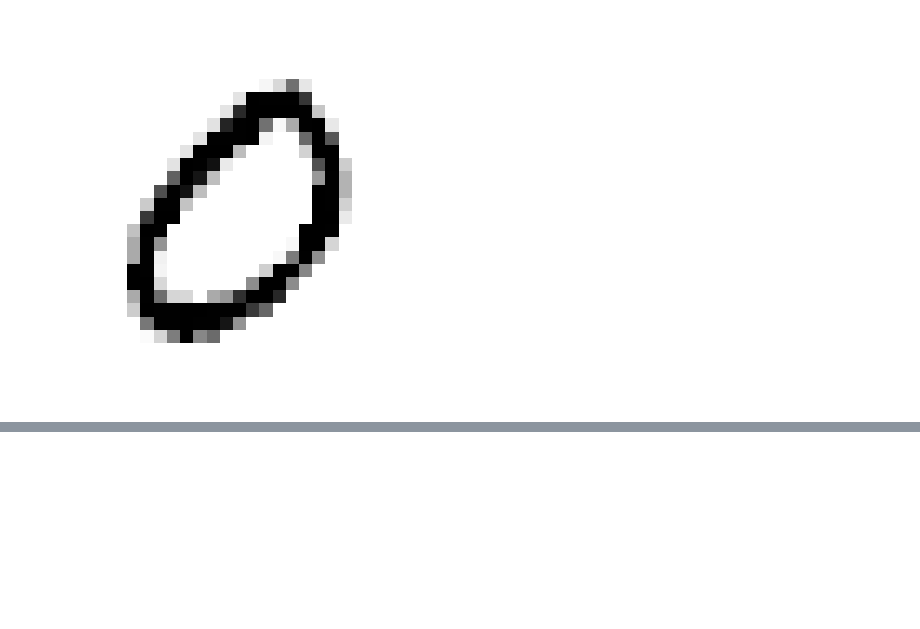
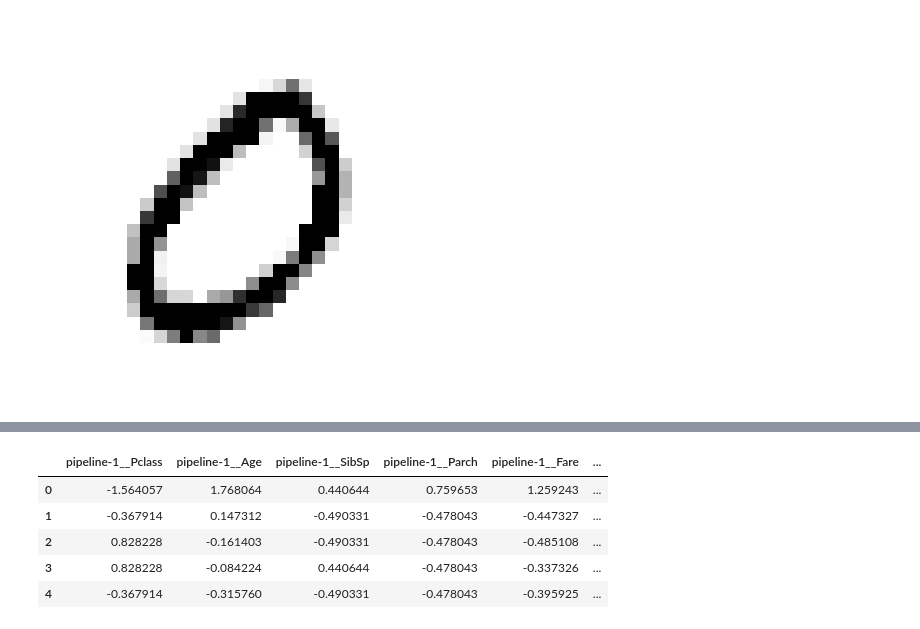
Before and after one commit to JuanPabloRodriguezC/scikit_classification, a Jupyter notebook: digit_classification.ipynb, the cells around one changed output, grey strips where cells are left out. Saved outputs shown, nothing was run; the diff lists cells and outputs as text; code cells hidden in the pictures; blank space fills up the shorter version.

```diff
--- a/digit_classification.ipynb
+++ b/digit_classification.ipynb
@@ -460,0 +591,7 @@ accuracy_score(y_test, te)
+# %%
+num_pipeline = make_pipeline(SimpleImputer(strategy='median'), StandardScaler())
+cat_pipeline = make_pipeline(SimpleImputer(strategy='most_frequent'), OneHotEncoder())
+# %%
+preprocessing = make_column_transformer((num_pipeline, make_column_selector(dtype_include=np.number)), (cat_pipeline, make_column_selector(dtype_include=object)))
+# %%
+titanic_prepared = preprocessing.fit_transform(titanic)
@@ -460,0 +621,11 @@ accuracy_score(y_test, te)
+# %%
+titanic_prepared_df = pd.DataFrame(titanic_prepared, columns=preprocessing.get_feature_names_out())
+# %%
+titanic_prepared_df.head()
+# %% [output]
+|  | pipeline-1__Pclass | pipeline-1__Age | pipeline-1__SibSp | pipeline-1__Parch | pipeline-1__Fare | ... |
+| 0 | -1.564057 | 1.768064 | 0.440644 | 0.759653 | 1.259243 | ... |
+| 1 | -0.367914 | 0.147312 | -0.490331 | -0.478043 | -0.447327 | ... |
+| 2 | 0.828228 | -0.161403 | -0.490331 | -0.478043 | -0.485108 | ... |
+| 3 | 0.828228 | -0.084224 | 0.440644 | -0.478043 | -0.337326 | ... |
+| 4 | -0.367914 | -0.315760 | -0.490331 | -0.478043 | -0.395925 | ... |
```
Also changed, not shown: parts of 88 cells of this notebook, 1 other file.
